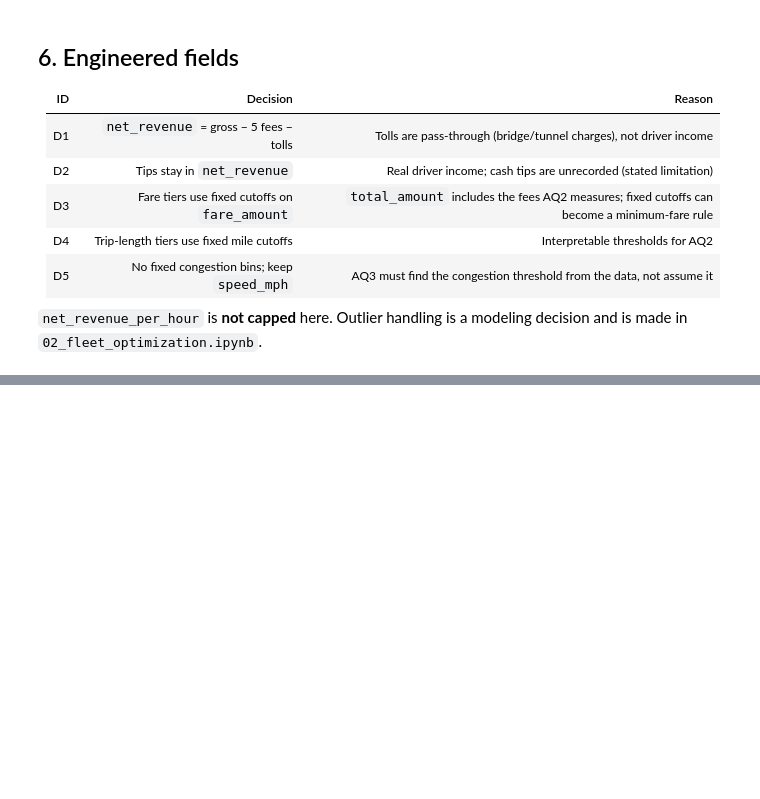
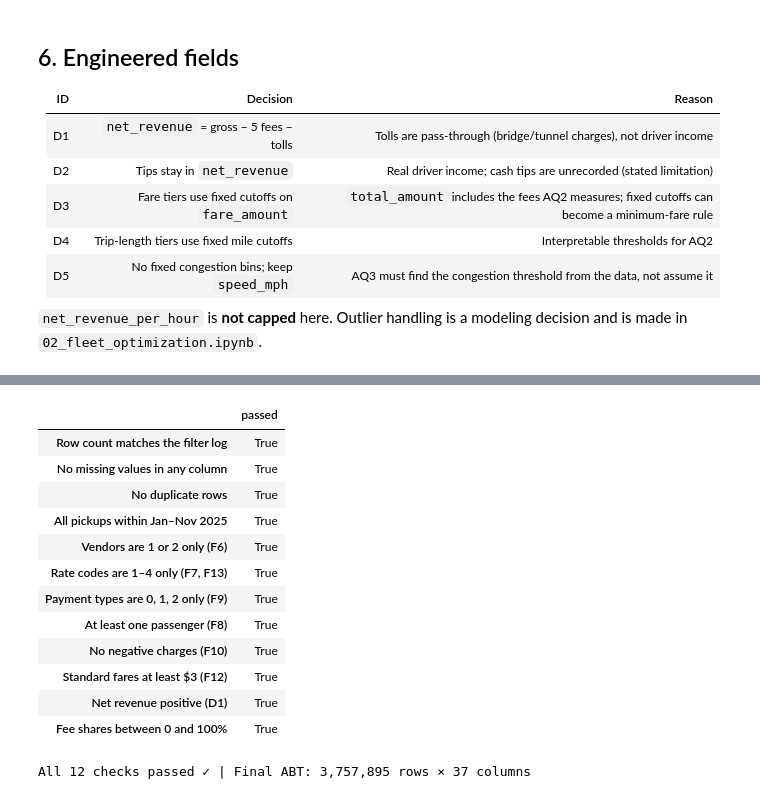
Before and after one commit to VicenteAlfonsoB/nyc-taxi-fleet-optimization, a Jupyter notebook: notebooks/01_abt.ipynb, the cells around one changed output, grey strips where cells are left out. Cells and saved outputs as stored; diff of their text form; code cells hidden in the pictures; blank space fills up the shorter version.

```diff
--- a/notebooks/01_abt.ipynb
+++ b/notebooks/01_abt.ipynb
@@ -447,3 +458,38 @@ for tier in ["fare_tier", "trip_length_tier"]:
 - Fees are nearly flat per trip (~$4.40), so they take a much larger share of short, low fares than of long ones. This is the starting point for AQ2.
 - Short trips show high net $/hr because they are quick; whether they are worth chasing depends on how long a driver waits between them (demand), which is handled in AQ1.
 - `extra` is kept as a source column but must not be used as a variable (F5).
+# %%
+checks = {
+    "Row count matches the filter log":    len(df) == filter_log[-1]["rows_after"],
+    "No missing values in any column":     df.isna().sum().sum() == 0,
+    "No duplicate rows":                   not df.duplicated().any(),
+    "All pickups within Jan–Nov 2025":     df["tpep_pickup_datetime"].between("2025-01-01", "2025-12-01").all(),
+    "Vendors are 1 or 2 only (F6)":        df["VendorID"].isin([1, 2]).all(),
+    "Rate codes are 1–4 only (F7, F13)":   df["RatecodeID"].isin([1, 2, 3, 4]).all(),
+    "Payment types are 0, 1, 2 only (F9)": df["payment_type"].isin([0, 1, 2]).all(),
+    "At least one passenger (F8)":         (df["passenger_count"] > 0).all(),
+    "No negative charges (F10)":           (df[charge_cols] >= 0).all().all(),
+    "Standard fares at least $3 (F12)":    (df.loc[df["RatecodeID"] == 1, "fare_amount"] >= 3).all(),
+    "Net revenue positive (D1)":           (df["net_revenue"] > 0).all(),
+    "Fee shares between 0 and 100%":       df[["fee_impact_pct", "congestion_fee_pct"]].apply(lambda s: s.between(0, 100)).all().all(),
+}
+
+results = pd.Series(checks, name="passed")
+display(results.to_frame())
+assert results.all(), f"Failed checks: {list(results[~results].index)}"
+print(f"All {len(results)} checks passed ✓ | Final ABT: {len(df):,} rows × {df.shape[1]} columns")
+# %% [output]
+|  | passed |
+| Row count matches the filter log | True |
+| No missing values in any column | True |
+| No duplicate rows | True |
+| All pickups within Jan–Nov 2025 | True |
+| Vendors are 1 or 2 only (F6) | True |
+| Rate codes are 1–4 only (F7, F13) | True |
+| Payment types are 0, 1, 2 only (F9) | True |
+| At least one passenger (F8) | True |
+| No negative charges (F10) | True |
+| Standard fares at least $3 (F12) | True |
+| Net revenue positive (D1) | True |
+| Fee shares between 0 and 100% | True |
+All 12 checks passed ✓ | Final ABT: 3,757,895 rows × 37 columns
```
Also changed, not shown: parts of 11 cells of this notebook.
